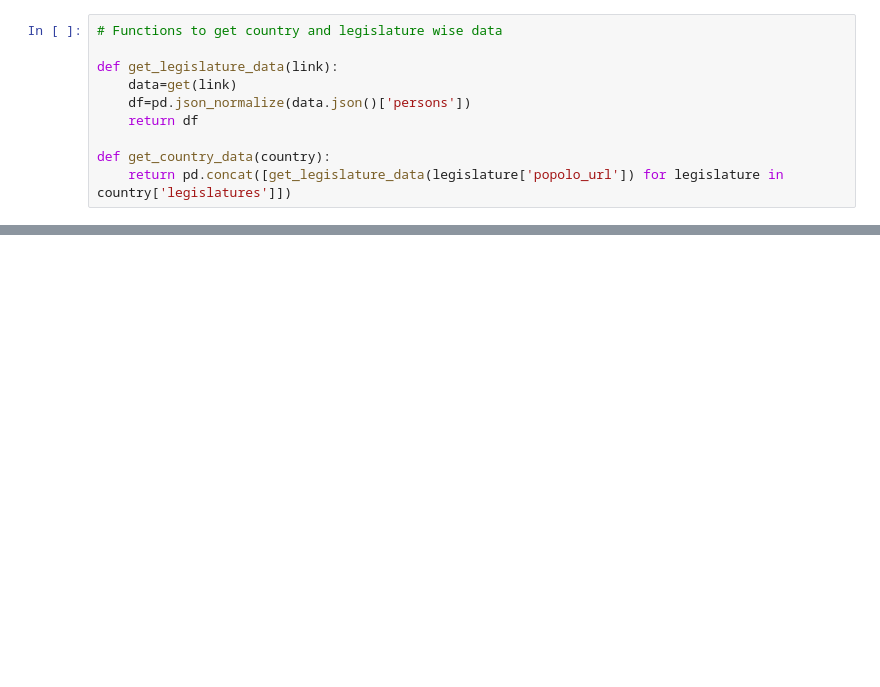
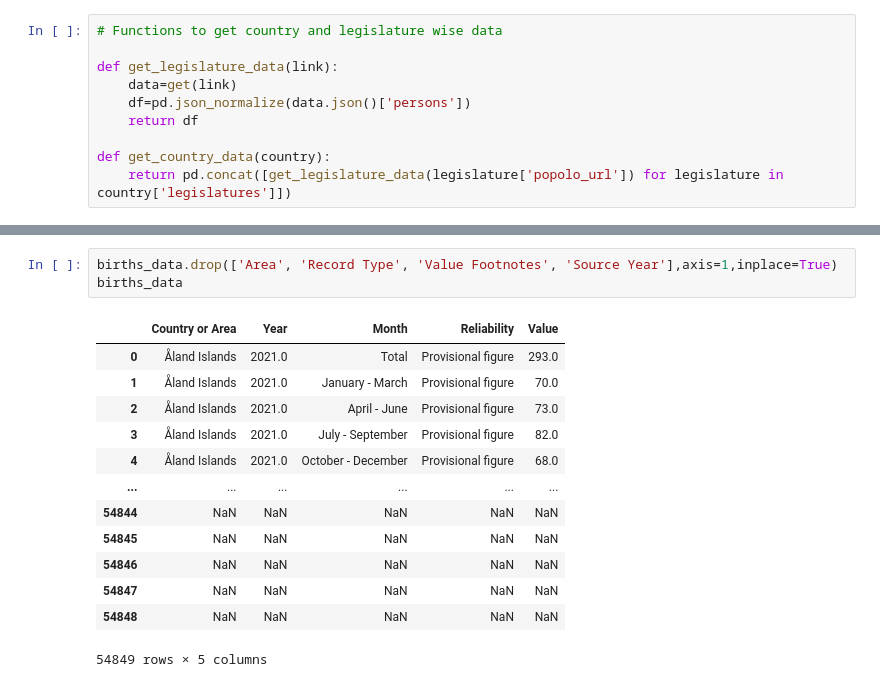
Before and after one commit to OjasSB/DS105, a Jupyter notebook: GP.ipynb, the cells around one changed output, grey strips where cells are left out. Cells and saved outputs as stored; diff of their text form; blank space fills up the shorter version.

```diff
--- a/GP.ipynb
+++ b/GP.ipynb
@@ -75,0 +135,17 @@ df.to_csv('data.csv',index=True)
+# %%
+births_data.drop(['Area', 'Record Type', 'Value Footnotes', 'Source Year'],axis=1,inplace=True)
+births_data
+# %% [output]
+|  | Country or Area | Year | Month | Reliability | Value |
+| 0 | Åland Islands | 2021.0 | Total | Provisional figure | 293.0 |
+| 1 | Åland Islands | 2021.0 | January - March | Provisional figure | 70.0 |
+| 2 | Åland Islands | 2021.0 | April - June | Provisional figure | 73.0 |
+| 3 | Åland Islands | 2021.0 | July - September | Provisional figure | 82.0 |
+| 4 | Åland Islands | 2021.0 | October - December | Provisional figure | 68.0 |
+| ... | ... | ... | ... | ... | ... |
+| 54844 | NaN | NaN | NaN | NaN | NaN |
+| 54845 | NaN | NaN | NaN | NaN | NaN |
+| 54846 | NaN | NaN | NaN | NaN | NaN |
+| 54847 | NaN | NaN | NaN | NaN | NaN |
+| 54848 | NaN | NaN | NaN | NaN | NaN |
+54849 rows × 5 columns
```
Also changed, not shown: parts of 19 cells of this notebook, 1 other file.
